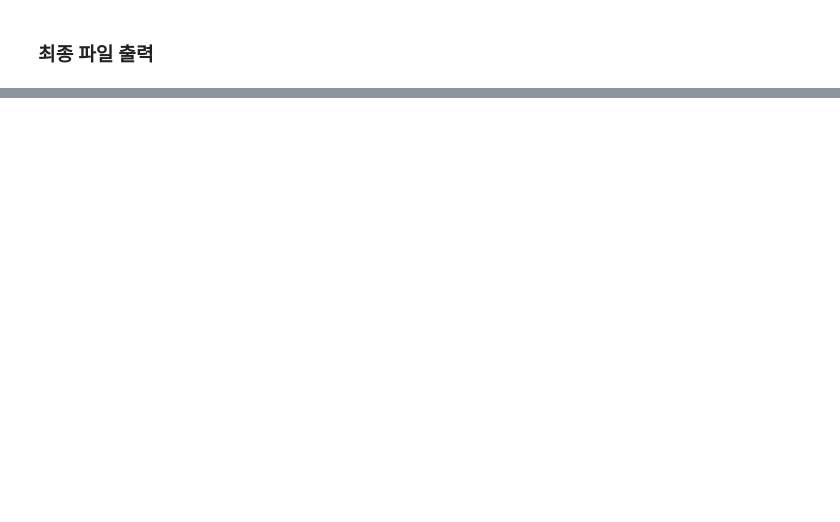
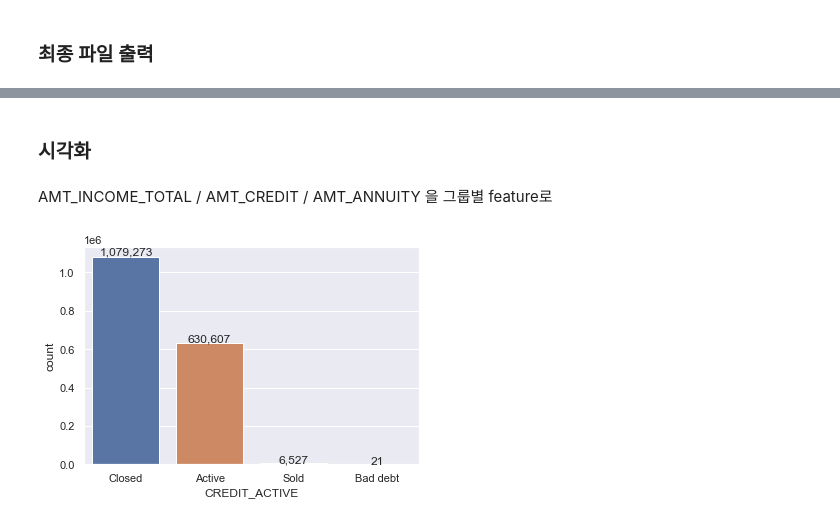
Before and after one commit to kkiyou/default-risk, a Jupyter notebook: jangho/bureau_preprocessing.ipynb, the cells around one changed output, grey strips where cells are left out. Cells and saved outputs as stored; diff of their text form; code cells hidden in the pictures; blank space fills up the shorter version.

```diff
--- a/jangho/bureau_preprocessing.ipynb
+++ b/jangho/bureau_preprocessing.ipynb
@@ -576,0 +644,13 @@ bureau_final.to_csv('../pre_data/bureau_final.csv')
+# %% [markdown]
+### 시각화
+# %% [markdown]
+AMT_INCOME_TOTAL / AMT_CREDIT / AMT_ANNUITY 을 그룹별 feature로
+# %%
+sns.set_theme(style="darkgrid")
+
+ax = sns.countplot(x="CREDIT_ACTIVE", data=bureau_df)
+for p in ax.patches:
+    left, bottom, width, height = p.get_bbox().bounds
+    ax.annotate("{0:,}".format(int(height)), (left+width/2, height*1.01), ha='center')
+# %% [output]
+[figure, added]
```
Also changed, not shown: parts of 16 cells of this notebook, 3 other files.
